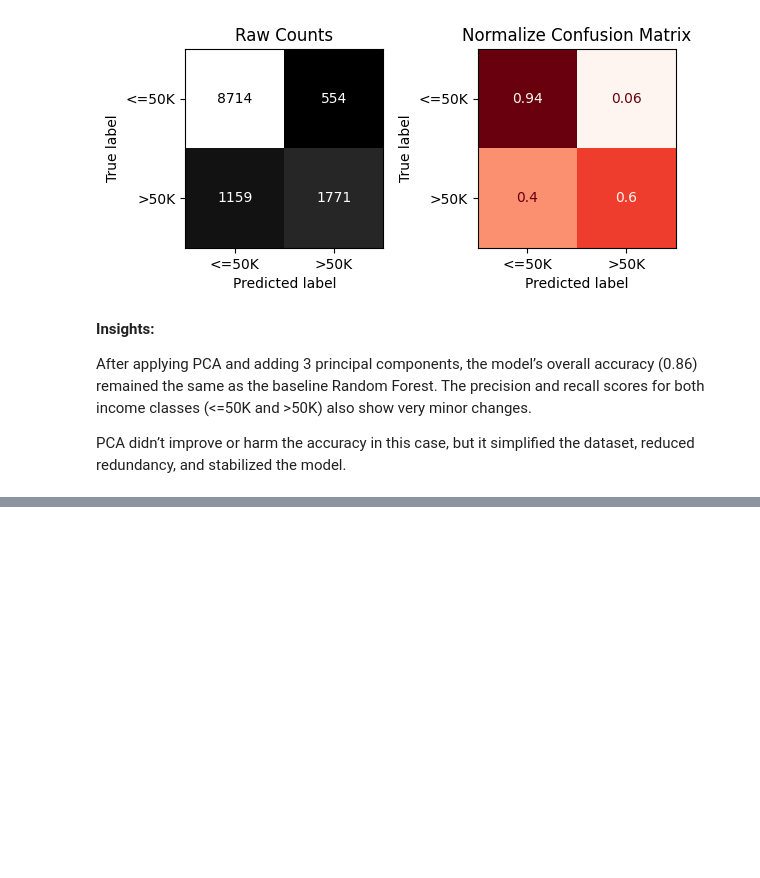
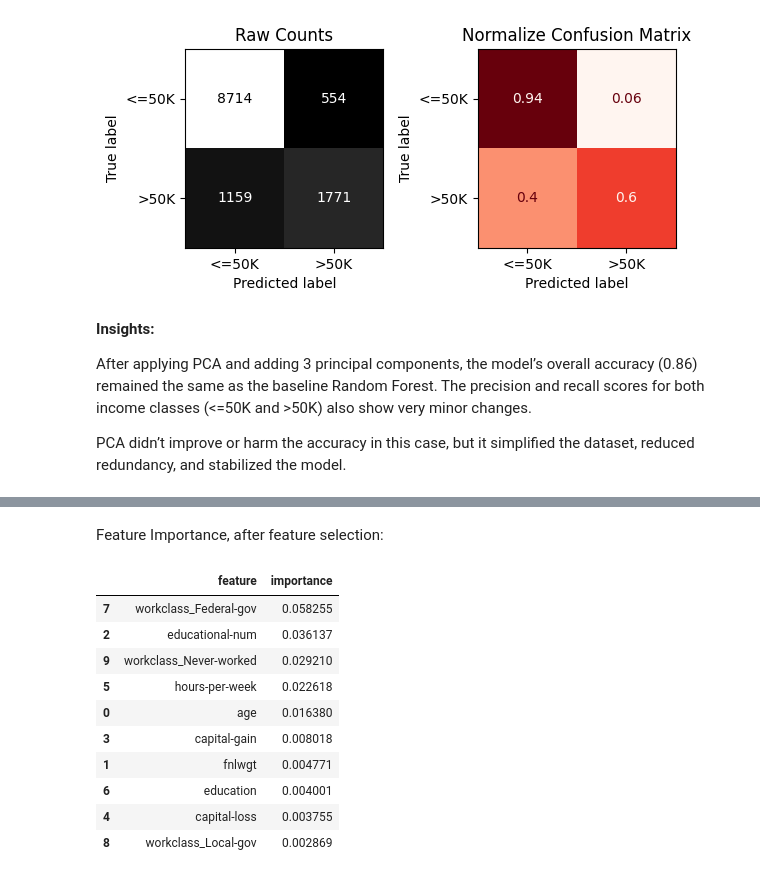
Before and after one commit to NasserKishek/Adult-Income, a Jupyter notebook: Adult_Income.ipynb, the cells around one changed output, grey strips where cells are left out. Cells and saved outputs as stored; diff of their text form; code cells hidden in the pictures; blank space fills up the shorter version.

```diff
--- a/Adult_Income.ipynb
+++ b/Adult_Income.ipynb
@@ -660,0 +764,33 @@ PCA didn’t improve or harm the accuracy in this case, but it simplified the da
+# %% [markdown]
+Feature Importance, after feature selection:
+# %%
+# Get all original feature names
+feature_names = preprocessor.get_feature_names_out()
+
+# Now we have fewer columns after SFS (the transformed dataset)
+selected_count = X_test_sfs.shape[1]
+
+# To align the correct number of features with importance values
+selected_features = feature_names[:selected_count]
+
+# Build the permutation importance DataFrame
+perm_df = pd.DataFrame({
+    'feature': selected_features,
+    'importance': result.importances_mean
+}).sort_values(by='importance', ascending=False)
+
+# Get top 10 features
+top10 = perm_df.head(10)
+top10
+# %% [output]
+|  | feature | importance |
+| 7 | workclass_Federal-gov | 0.058255 |
+| 2 | educational-num | 0.036137 |
+| 9 | workclass_Never-worked | 0.029210 |
+| 5 | hours-per-week | 0.022618 |
+| 0 | age | 0.016380 |
+| 3 | capital-gain | 0.008018 |
+| 1 | fnlwgt | 0.004771 |
+| 6 | education | 0.004001 |
+| 4 | capital-loss | 0.003755 |
+| 8 | workclass_Local-gov | 0.002869 |
```
Also changed, not shown: parts of 7 cells of this notebook.
